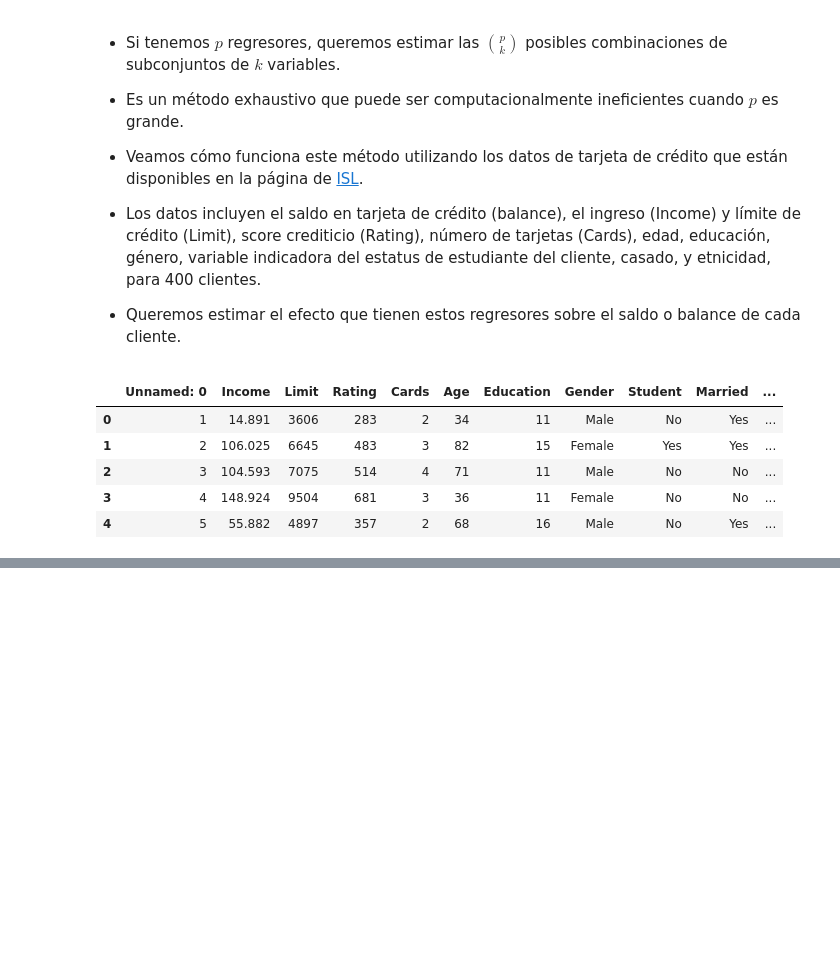
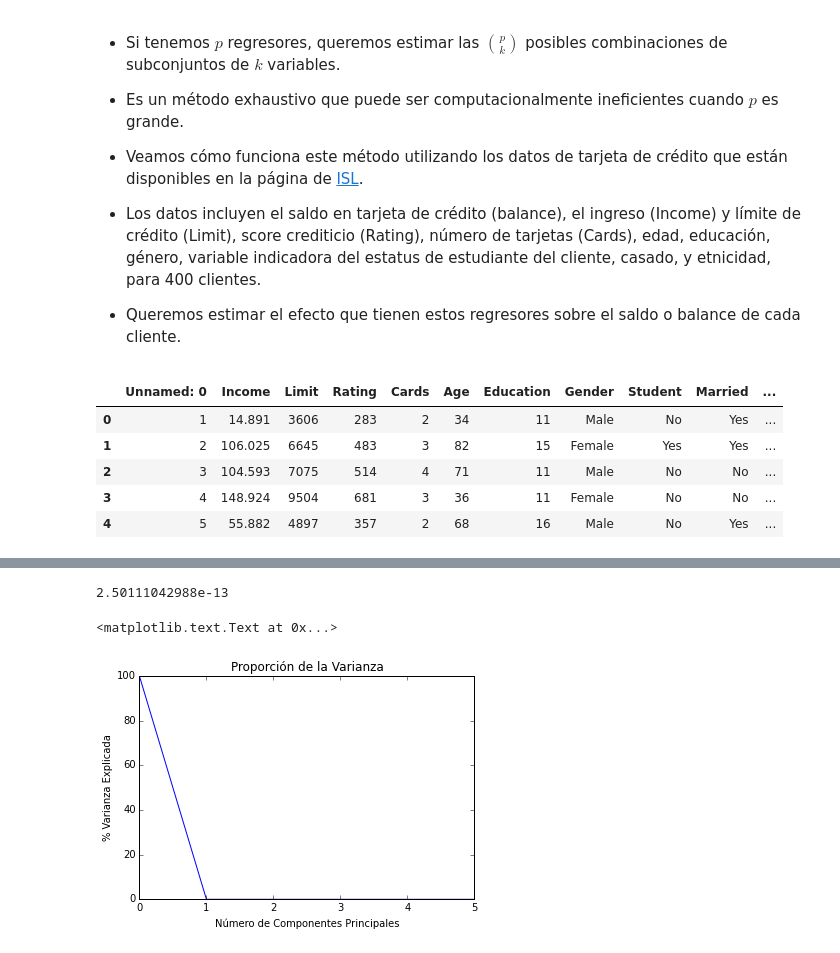
Before and after one commit to dvaughan79/New_CIDE_Analytics, a Jupyter notebook: 7_ModelosLineales.ipynb, the cells around one changed output, grey strips where cells are left out. Cells and saved outputs as stored; diff of their text form; code cells hidden in the pictures; blank space fills up the shorter version.

```diff
--- a/7_ModelosLineales.ipynb
+++ b/7_ModelosLineales.ipynb
@@ -353,0 +708,41 @@ plt.plot(front_ssr.index, front_ssr.values, color='r')
+# %%
+# Volvamos al ejemplo de datos de Crédito
+N = data.shape[0]
+# Hay dos tipos de variables: continuas y categóricas
+prexmat_con = np.concatenate((
+                        np.asarray(data.Rating).reshape((N,1)),
+                        np.asarray(data.Income).reshape((N,1)),
+                         np.asarray(data.Limit).reshape((N,1)),
+                         np.asarray(data.Cards).reshape((N,1)),
+                         np.asarray(data.Age).reshape((N,1)),
+                         np.asarray(data.Education).reshape((N,1)),
+                         ),axis=1)
+prexmat_cat = np.concatenate((
+                          dum_hombre, dum_estudiante, dum_casado, dum_ethnic
+                         ),axis=1)
+saldo = np.asarray(data.Balance).reshape((N,1))
+nvar_con = prexmat_con.shape[1]
+
+# Paso 1: Centrar la matriz de variables continuas
+prexmatcon_dem = prexmat_con - np.nanmean(prexmat_con, axis=0).reshape((1,nvar_con))
+# check
+print prexmatcon_dem.mean(axis=0).max()
+
+# Paso 2: Eigenvalue decomposition
+D,V = np.linalg.eig(np.dot(prexmatcon_dem.T, prexmatcon_dem))
+
+# Paso 3: Construcción de los componentes principales:
+# Organicémoslos de menor a mayor: NO SIEMPRE LO ESTAN
+D = pd.DataFrame(D, columns=['valores_ppios']).sort(columns='valores_ppios', ascending=False)
+ind_sorted = D.index
+# Componentes principales: con los valores propios ordenados de mayor a menor
+Zmat = np.dot(prexmatcon_dem,V[:,ind_sorted])
+# Veamos la proporción de las varianzas explicadas por todos
+plt.plot((100*D/D.sum()).values)
+plt.title(u'Proporción de la Varianza')
+plt.xlabel(u'Número de Componentes Principales')
+plt.ylabel('% Varianza Explicada')
+# %% [output]
+2.50111042988e-13
+<matplotlib.text.Text at 0x...>
+[figure, added]
```
Also changed, not shown: parts of 26 cells of this notebook, 4 other files.
